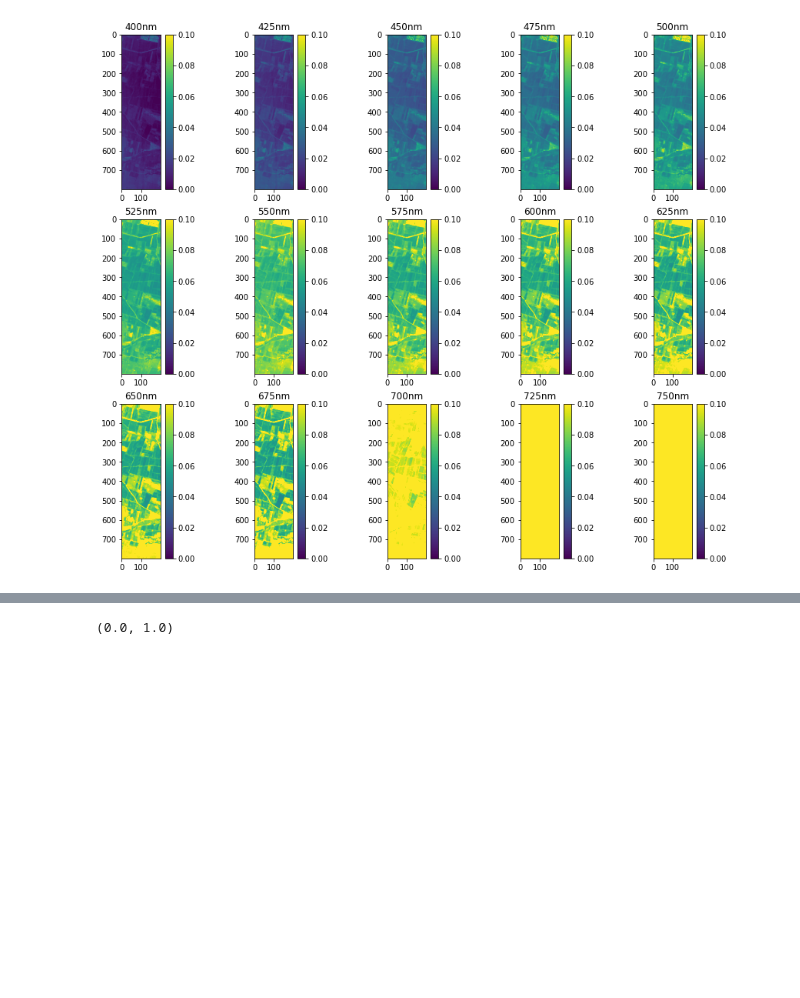
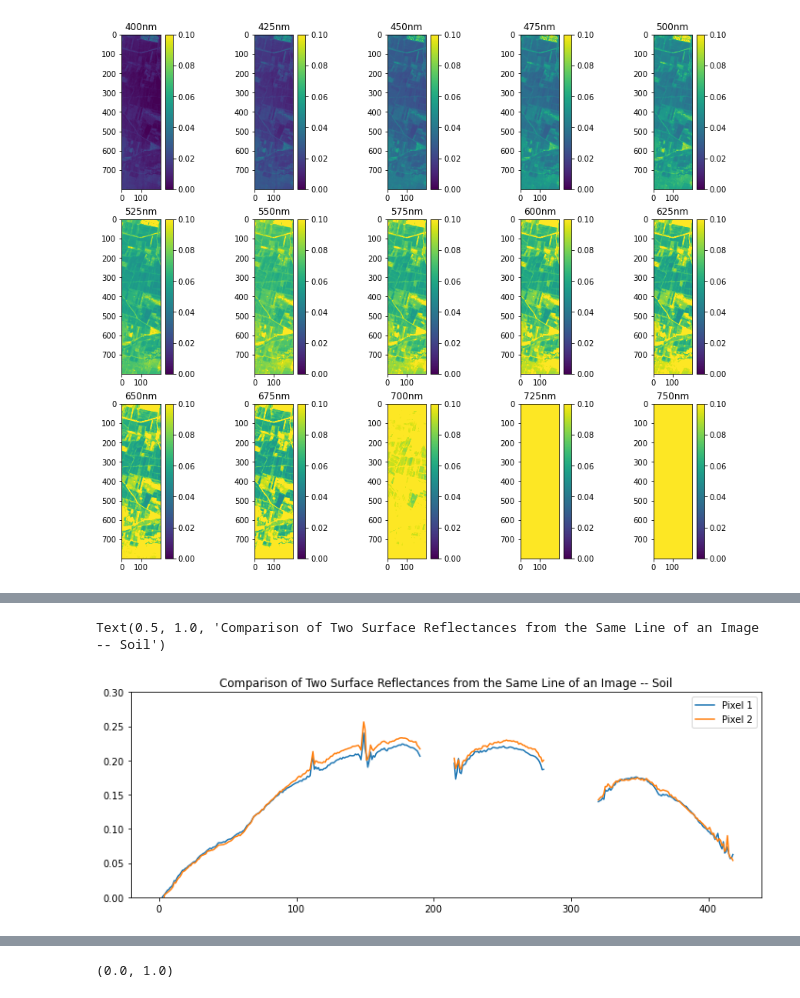
Before and after one commit to varunpatro1/OE-Reproducibility, a Jupyter notebook: Visualization_Kurnool.ipynb, the cells around one changed output, grey strips where cells are left out. Cells and saved outputs as stored; diff of their text form; code cells hidden in the pictures; blank space fills up the shorter version.

```diff
--- a/Visualization_Kurnool.ipynb
+++ b/Visualization_Kurnool.ipynb
@@ -110,0 +136,32 @@ plt.show()
+# %%
+def remove_bad_bands(spectra: np.array):
+    # removes bad bands
+    wavelengths = list(range(425))
+    indices = list(range(425))
+    for i in wavelengths:
+        if i > 190 and i < 215:
+            wavelengths[i] = np.nan
+        if i > 280 and i < 320:
+            wavelengths[i] = np.nan
+        if i > 418:
+            wavelengths[i] = np.nan
+
+    bad_indices = []
+    for i in range(len(wavelengths)):
+        if math.isnan(wavelengths[i]):
+            bad_indices.append(int(indices[i]))
+
+    spectra[bad_indices] = np.nan
+# %%
+spectra_1 = data[4500,250,:]
+spectra_2 = data[4500,600,:]
+remove_bad_bands(spectra_1)
+remove_bad_bands(spectra_2)
+plt.plot(spectra_1, label = 'Pixel 1')
+plt.plot(spectra_2,label = 'Pixel 2')
+plt.ylim(0,0.3)
+plt.legend()
+plt.title('Comparison of Two Surface Reflectances from the Same Line of an Image -- Soil')
+# %% [output]
+Text(0.5, 1.0, 'Comparison of Two Surface Reflectances from the Same Line of an Image -- Soil')
+[figure, added]
```
Also changed, not shown: parts of 3 cells of this notebook, 1 other file.
